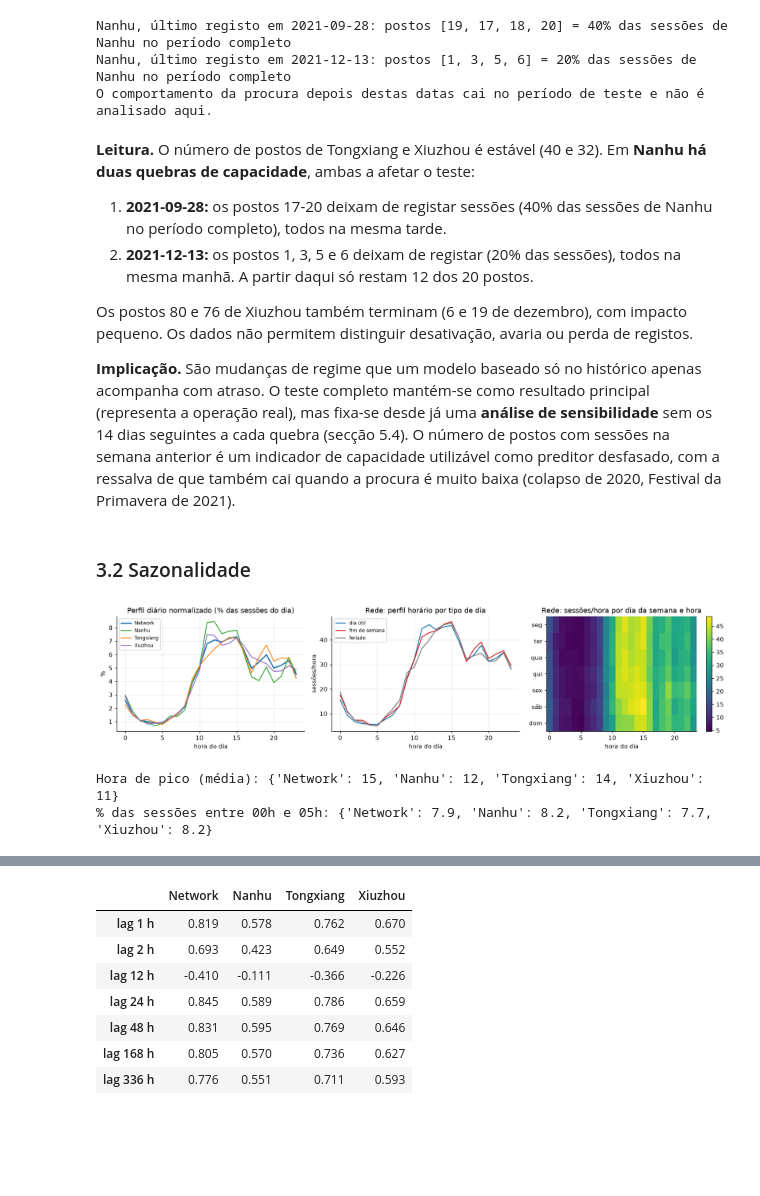
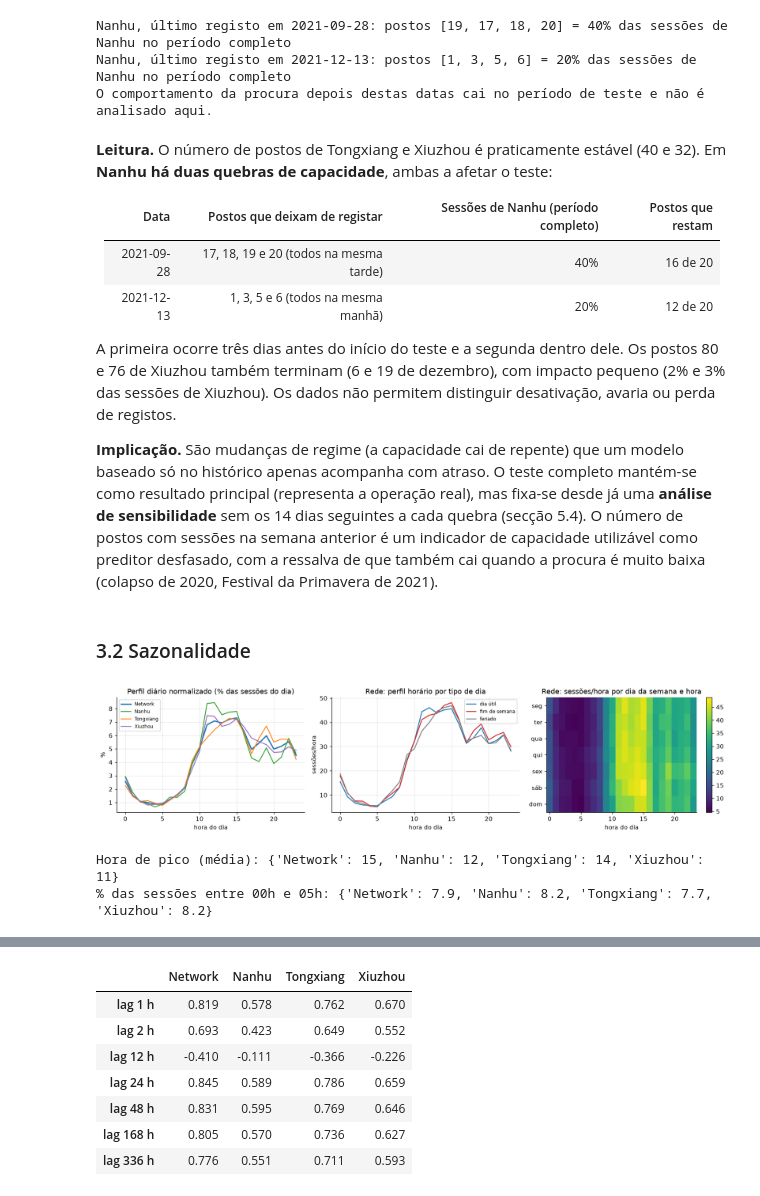
Before and after one commit to marianaCorreiia/MINDD-GPA-1260527-1211883-1231261, a Jupyter notebook: Parte2/task1.ipynb, the cells around one changed output, grey strips where cells are left out. Drawn from its saved outputs; the diff is of its cells as text; code cells hidden in the pictures; blank space fills up the shorter version.

Commit message:
Task 1 (Parte2): escala do MASE desde 2020-04, IC pareado e revisão de texto

```diff
--- a/Parte2/task1.ipynb
+++ b/Parte2/task1.ipynb
@@ -59,10 +75,12 @@ TEST_START = pd.Timestamp("2021-10-01 00:00")
 DEV_END = TEST_START - pd.Timedelta(hours=1)
 # Regime "regular": depois do colapso do início de 2020 (ver secção 3.1).
 REGULAR_FROM = pd.Timestamp("2020-04-01 00:00")
+# A escala do MASE (secção 5.2) usa só o treino a partir desta data, para o colapso do início de 2020 não a distorcer.
+MASE_SCALE_FROM = REGULAR_FROM
 # Postos que deixam de registar sessões (secção 3.1); a data é o último dia com registos.
 CAPACITY_BREAKS = {"Nanhu": ["2021-09-28", "2021-12-13"]}
 
-# Feriados oficiais (avisos do Conselho de Estado). Lista inserida manualmente: validar antes de modelar.
+# Feriados oficiais (avisos do Conselho de Estado de 2019-11-21 e 2020-11-25); o prolongamento de 2020 até 02-02 vem de aviso posterior.
 HOLIDAY_RANGES = [
     ("2020-01-01", "2020-01-01", "Ano Novo"),
     ("2020-01-24", "2020-02-02", "Festival da Primavera (prolongado)"),
@@ -81,6 +99,12 @@ HOLIDAY_RANGES = [
 HOLIDAY_DAYS = pd.DatetimeIndex(
     [d for a, b, _ in HOLIDAY_RANGES for d in pd.date_range(a, b, freq="D")]
 )
+# Fins de semana trabalhados (mesmos avisos); 2020-02-01 fica de fora por ser anulado pelo prolongamento.
+MAKEUP_WORKDAYS = pd.DatetimeIndex([
+    "2020-01-19", "2020-04-26", "2020-05-09", "2020-06-28", "2020-09-27", "2020-10-10",
+    "2021-02-07", "2021-02-20", "2021-04-25", "2021-05-08", "2021-09-18", "2021-09-26", "2021-10-09",
+])
+assert (MAKEUP_WORKDAYS.dayofweek >= 5).all() and not MAKEUP_WORKDAYS.isin(HOLIDAY_DAYS).any()
 print("Ficheiro de dados:", DATA_PATH.resolve())
 # %% [output]
 Ficheiro de dados: /Users/ctw03584/Documents/ISEP/mindd/MINDD_Project/Charging_Data.csv
@@ -212,6 +241,7 @@ for lv in LEVELS:
         "horas a zero": int(s.eq(0).sum()),
         "% horas a zero": round(s.eq(0).mean() * 100, 2),
         "maior sequência (h)": int(r.max()),
+        "maior sequência desde 2020-04 (h)": int(zero_runs(s.loc[REGULAR_FROM:]).max()),
         "sequências >= 24 h": int((r >= 24).sum()),
         "dias sem sessões": int(s.resample("D").sum().eq(0).sum()),
     })
@@ -366,53 +408,55 @@ Nanhu, último registo em 2021-09-28: postos [19, 17, 18, 20] = 40% das sessões
 Nanhu, último registo em 2021-12-13: postos [1, 3, 5, 6] = 20% das sessões de Nanhu no período completo
 O comportamento da procura depois destas datas cai no período de teste e não é analisado aqui.
 # %% [markdown]
-**Leitura.** O número de postos de Tongxiang e Xiuzhou é estável (40 e 32). Em **Nanhu há duas quebras de capacidade**, ambas a afetar o teste:
+**Leitura.** O número de postos de Tongxiang e Xiuzhou é praticamente estável (40 e 32). Em **Nanhu há duas quebras de capacidade**, ambas a afetar o teste:
 
-1. **2021-09-28:** os postos 17-20 deixam de registar sessões (40% das sessões de Nanhu no período completo), todos na mesma tarde.
-2. **2021-12-13:** os postos 1, 3, 5 e 6 deixam de registar (20% das sessões), todos na mesma manhã. A partir daqui só restam 12 dos 20 postos.
+| Data | Postos que deixam de registar | Sessões de Nanhu (período completo) | Postos que restam |
+|---|---|---|---|
+| 2021-09-28 | 17, 18, 19 e 20 (todos na mesma tarde) | 40% | 16 de 20 |
+| 2021-12-13 | 1, 3, 5 e 6 (todos na mesma manhã) | 20% | 12 de 20 |
 
-Os postos 80 e 76 de Xiuzhou também terminam (6 e 19 de dezembro), com impacto pequeno. Os dados não permitem distinguir desativação, avaria ou perda de registos.
+A primeira ocorre três dias antes do início do teste e a segunda dentro dele. Os postos 80 e 76 de Xiuzhou também terminam (6 e 19 de dezembro), com impacto pequeno (2% e 3% das sessões de Xiuzhou). Os dados não permitem distinguir desativação, avaria ou perda de registos.
 
-**Implicação.** São mudanças de regime que um modelo baseado só no histórico apenas acompanha com atraso. O teste completo mantém-se como resultado principal (representa a operação real), mas fixa-se desde já uma **análise de sensibilidade** sem os 14 dias seguintes a cada quebra (secção 5.4). O número de postos com sessões na semana anterior é um indicador de capacidade utilizável como preditor desfasado, com a ressalva de que também cai quando a procura é muito baixa (colapso de 2020, Festival da Primavera de 2021).
+**Implicação.** São mudanças de regime (a capacidade cai de repente) que um modelo baseado só no histórico apenas acompanha com atraso. O teste completo mantém-se como resultado principal (representa a operação real), mas fixa-se desde já uma **análise de sensibilidade** sem os 14 dias seguintes a cada quebra (secção 5.4). O número de postos com sessões na semana anterior é um indicador de capacidade utilizável como preditor desfasado, com a ressalva de que também cai quando a procura é muito baixa (colapso de 2020, Festival da Primavera de 2021).
 # %% [markdown]
 ### 3.2 Sazonalidade
 # %%
 reg = hourly.loc[REGULAR_FROM:DEV_END]
 reg_days = reg.index.normalize()
 is_hol_h = reg_days.isin(HOLIDAY_DAYS)
-is_wkend_h = (reg.index.dayofweek >= 5) & ~is_hol_h
+is_wkend_h = (reg.index.dayofweek >= 5) & ~is_hol_h & ~reg_days.isin(MAKEUP_WORKDAYS)
 day_type_h = np.where(is_hol_h, "feriado", np.where(is_wkend_h, "fim de semana", "dia útil"))
 
 profile = pd.DataFrame({lv: reg[lv].groupby(reg.index.hour).mean() for lv in LEVELS})
 profile_share = profile / profile.sum() * 100
 
 fig, ax = plt.subplots(1, 3, figsize=(15, 3.6))
 for lv in LEVELS:
     ax[0].plot(profile_share.index, profile_share[lv], color=COLORS[lv], lw=2 if lv == "Network" else 1.4, label=lv)
 ax[0].set(title="Perfil diário normalizado (% das sessões do dia)", xlabel="hora do dia", ylabel="%")
 ax[0].legend(fontsize=8)
 
 net_prof = reg["Network"].groupby([day_type_h, reg.index.hour]).mean().unstack(0)
 for col, c in zip(["dia útil", "fim de semana", "feriado"], ["#1F77B4", "#D62728", "#7F7F7F"]):
     ax[1].plot(net_prof.index, net_prof[col], color=c, label=col)
 ax[1].set(title="Rede: perfil horário por tipo de dia", xlabel="hora do dia", ylabel="sessões/hora")
 ax[1].legend(fontsize=8)
 
 heat = reg["Network"].groupby([reg.index.dayofweek, reg.index.hour]).mean().unstack(1)
 im = ax[2].imshow(heat.values, aspect="auto", cmap="viridis")
 ax[2].set(title="Rede: sessões/hora por dia da semana e hora", xlabel="hora do dia")
 ax[2].set_yticks(range(7), ["seg", "ter", "qua", "qui", "sex", "sáb", "dom"])
 ax[2].grid(False)
 plt.colorbar(im, ax=ax[2])
 plt.tight_layout()
 plt.show()
 
 peak_hour = profile.idxmax()
 night_share = profile_share.loc[0:5].sum()
 print("Hora de pico (média):", peak_hour.to_dict())
 print("% das sessões entre 00h e 05h:", night_share.round(1).to_dict())
 # %% [output]
-[figure, old version]
+[figure, new version]
 Hora de pico (média): {'Network': 15, 'Nanhu': 12, 'Tongxiang': 14, 'Xiuzhou': 11}
 % das sessões entre 00h e 05h: {'Network': 7.9, 'Nanhu': 8.2, 'Tongxiang': 7.7, 'Xiuzhou': 8.2}
 # %% [markdown]
```
Also changed, not shown: parts of 44 cells of this notebook.
